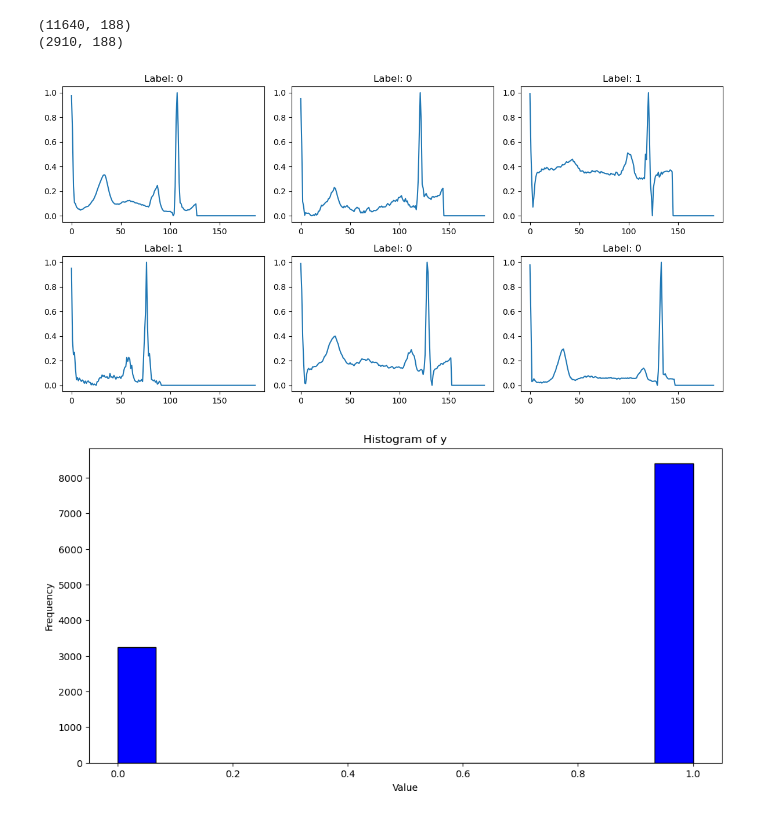
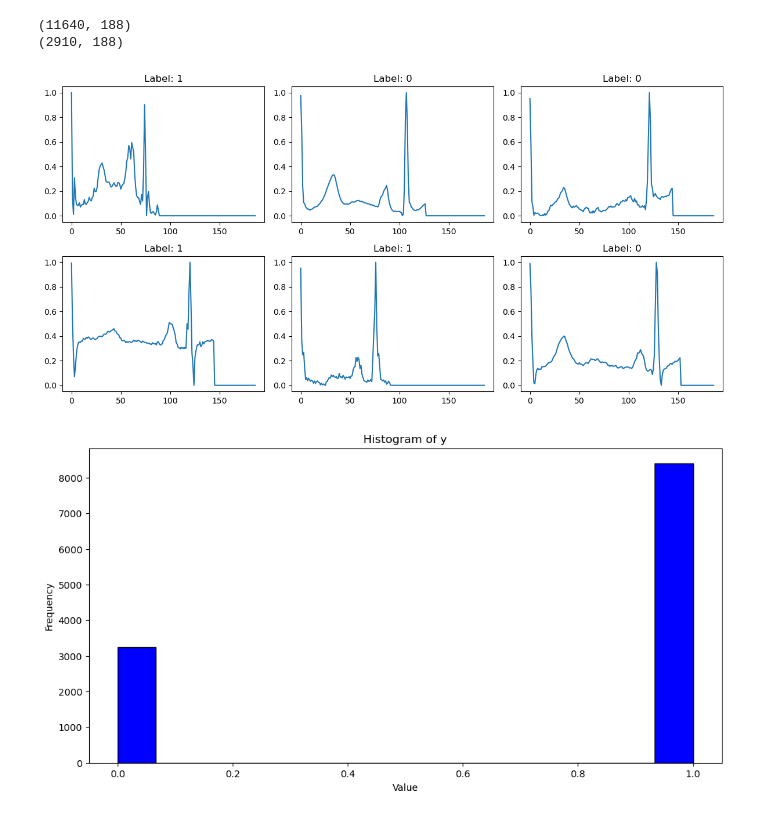
Before and after one commit to lpancorbo/ETHZ-PROJECT-ecg-representation-learning, a Jupyter notebook: Project 2/Part 1/ExploratoryDataAnalysisPTB.ipynb, the cells around one changed output. Cells and saved outputs as stored; diff of their text form; code cells hidden in the pictures.

```diff
--- a/Project 2/Part 1/ExploratoryDataAnalysisPTB.ipynb
+++ b/Project 2/Part 1/ExploratoryDataAnalysisPTB.ipynb
@@ -17,19 +17,19 @@ print(df_test.shape)
 # %%
 #separate last column as target
 data_matrix = df_train.values
 y = data_matrix[:,-1]
 X = data_matrix[:,0:-1]
 
 #plot some examples of the data
 plt.figure(figsize=(12, 6))
 for i in range(1, 7):
     plt.subplot(2, 3, i)
-    plt.plot(X[i])
-    plt.title(f'Label: {round((y[i]))}')
+    plt.plot(X[i-1])
+    plt.title(f'Label: {round((y[i-1]))}')
     plt.tight_layout()
 plt.show()
 # %% [output]
-[figure, old version]
+[figure, new version]
 # %%
 # Create a histogram of the vector y
 plt.figure(figsize=(12, 6))
```
Also changed, not shown: 9 other files.
